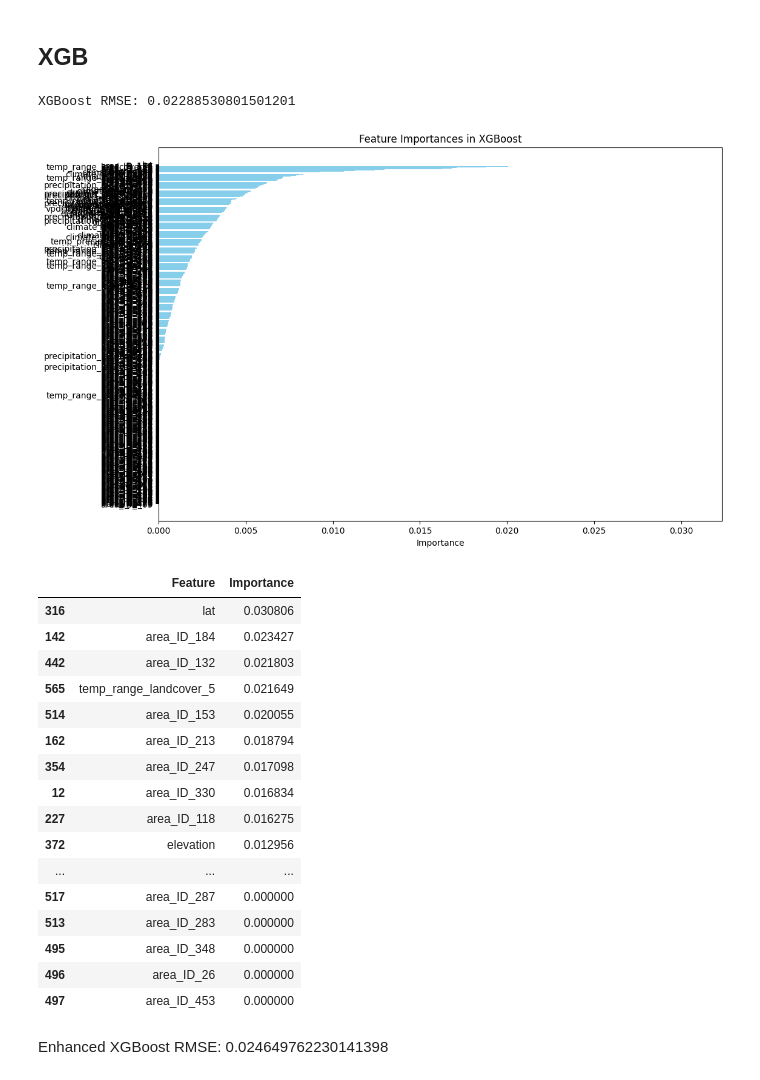
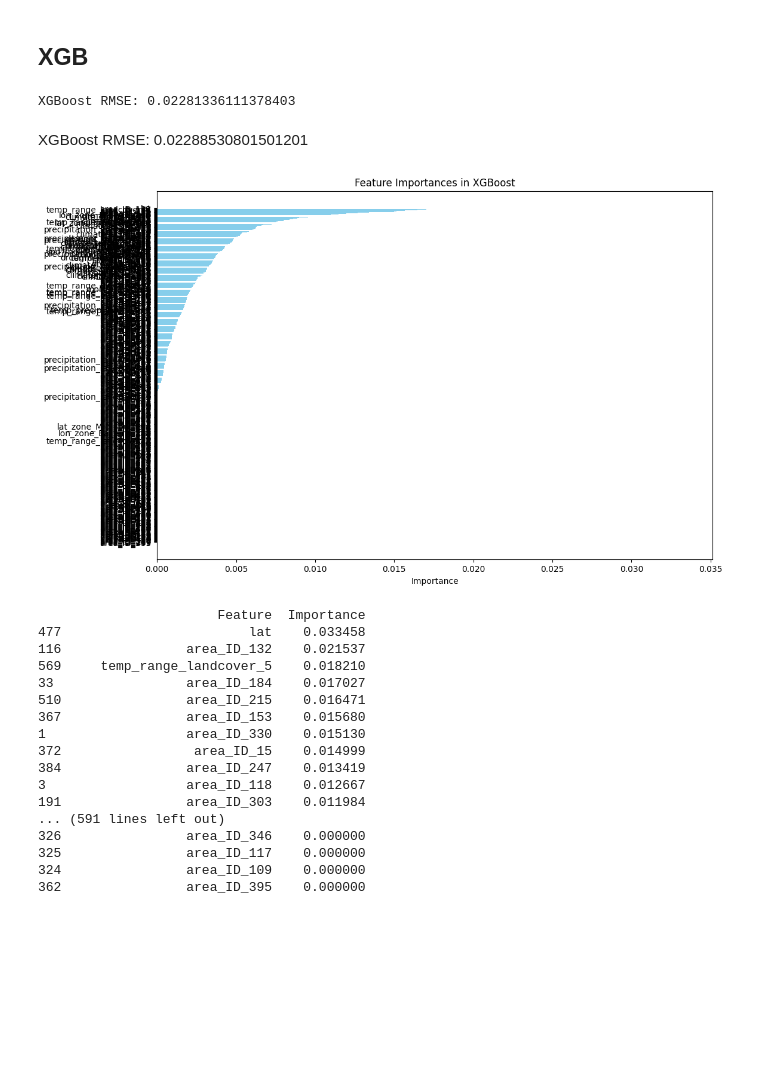
Before and after one commit to NatashaMoses/Zindi, a Jupyter notebook: Wildfire Prediction Challenge/Trial1.ipynb, the cells around one changed output. Cells and saved outputs as stored; diff of their text form; code cells hidden in the pictures; blank space fills up the shorter version.

```diff
--- a/Wildfire Prediction Challenge/Trial1.ipynb
+++ b/Wildfire Prediction Challenge/Trial1.ipynb
@@ -153,6 +154,18 @@ test['temp_precip_interaction'] = (test['climate_tmmx'] - test['climate_tmmn'])
 train['vpd_moisture_interaction'] = train['vpd_temp_ratio'] * train['moisture_stress']
 test['vpd_moisture_interaction'] = test['vpd_temp_ratio'] * test['moisture_stress']
 
+# Geographic Regions
+# Define latitude and longitude zones based on the specific ranges
+train['lat_zone'] = pd.cut(train['lat'], bins=[-26, -22, -18, -16], labels=['Southernmost', 'Mid-Southern', 'Northernmost'])
+test['lat_zone'] = pd.cut(test['lat'], bins=[-26, -22, -18, -16], labels=['Southernmost', 'Mid-Southern', 'Northernmost'])
+
+train['lon_zone'] = pd.cut(train['lon'], bins=[26, 29, 31, 33], labels=['Westernmost', 'Mid-Western', 'Easternmost'])
+test['lon_zone'] = pd.cut(test['lon'], bins=[26, 29, 31, 33], labels=['Westernmost', 'Mid-Western', 'Easternmost'])
+
+# One-hot encoding geographic regions
+train = pd.get_dummies(train, columns=['lat_zone', 'lon_zone'], drop_first=True)
+test = pd.get_dummies(test, columns=['lat_zone', 'lon_zone'], drop_first=True)
+
 # Combine climate temperature range with land cover types
 for i in range(9):
     train[f'temp_range_landcover_{i}'] = train['temperature_range'] * train[f'landcover_{i}']
@@ -263,47 +276,47 @@ xgb_preds = xgb_model.predict(X_valid)
 xgb_rmse = mean_squared_error(y_valid, xgb_preds)**0.5
 print('XGBoost RMSE:', xgb_rmse)
 # %% [output]
-XGBoost RMSE: 0.02288530801501201
+XGBoost RMSE: 0.02281336111378403
+# %% [markdown]
+XGBoost RMSE: 0.02288530801501201
 # %%
 # Get feature importances
 feature_importances = xgb_model.feature_importances_
 
 # Create a DataFrame for feature importances
 xgb_importance_df = pd.DataFrame({
     'Feature': in_cols,
     'Importance': feature_importances
 }).sort_values(by='Importance', ascending=False)
 
 # Plot feature importances
 plt.figure(figsize=(12, 8))
 plt.barh(xgb_importance_df['Feature'], xgb_importance_df['Importance'], color='skyblue')
 plt.xlabel('Importance')
 plt.title('Feature Importances in XGBoost')
 plt.gca().invert_yaxis()
 plt.show()
 
-xgb_importance_df
+print(xgb_importance_df)
 # %% [output]
-[figure, old version]
+[figure, new version]
-|  | Feature | Importance |
-| 316 | lat | 0.030806 |
-| 142 | area_ID_184 | 0.023427 |
-| 442 | area_ID_132 | 0.021803 |
-| 565 | temp_range_landcover_5 | 0.021649 |
-| 514 | area_ID_153 | 0.020055 |
-| 162 | area_ID_213 | 0.018794 |
-| 354 | area_ID_247 | 0.017098 |
-| 12 | area_ID_330 | 0.016834 |
-| 227 | area_ID_118 | 0.016275 |
-| 372 | elevation | 0.012956 |
-| ... | ... | ... |
-| 517 | area_ID_287 | 0.000000 |
-| 513 | area_ID_283 | 0.000000 |
-| 495 | area_ID_348 | 0.000000 |
-| 496 | area_ID_26 | 0.000000 |
-| 497 | area_ID_453 | 0.000000 |
+                       Feature  Importance
+477                        lat    0.033458
+116                area_ID_132    0.021537
+569     temp_range_landcover_5    0.018210
+33                 area_ID_184    0.017027
+510                area_ID_215    0.016471
+367                area_ID_153    0.015680
+1                  area_ID_330    0.015130
+372                 area_ID_15    0.014999
+384                area_ID_247    0.013419
+3                  area_ID_118    0.012667
+191                area_ID_303    0.011984
+... (591 lines left out)
+326                area_ID_346    0.000000
+325                area_ID_117    0.000000
+324                area_ID_109    0.000000
+362                area_ID_395    0.000000
-# %% [markdown]
-Enhanced XGBoost RMSE: 0.024649762230141398
 # %%
 # Feature Importance
 feature_importances = xgb_model.feature_importances_
```
Also changed, not shown: parts of 11 cells of this notebook.
